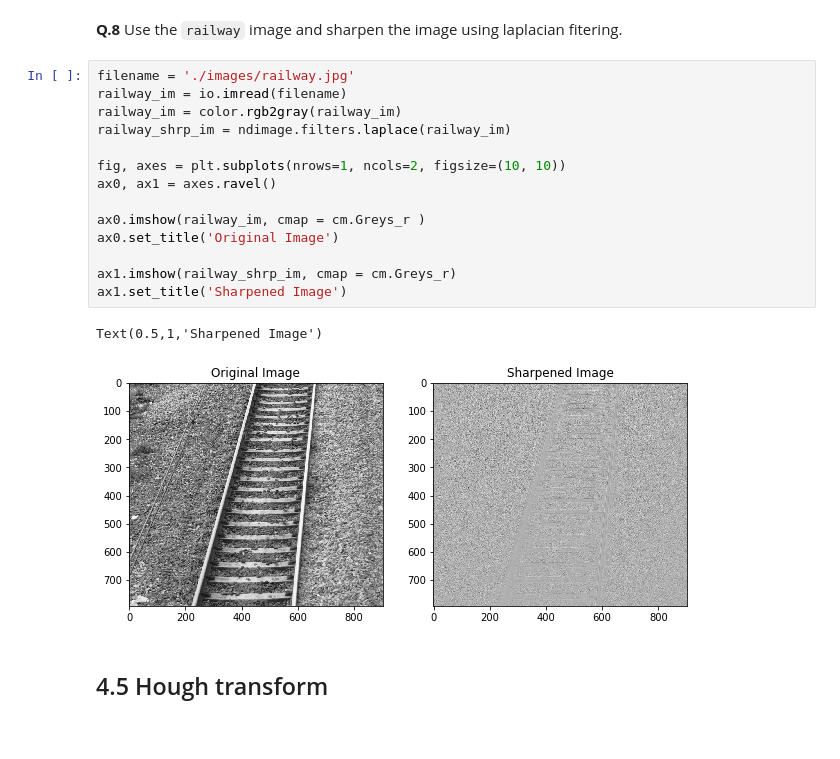
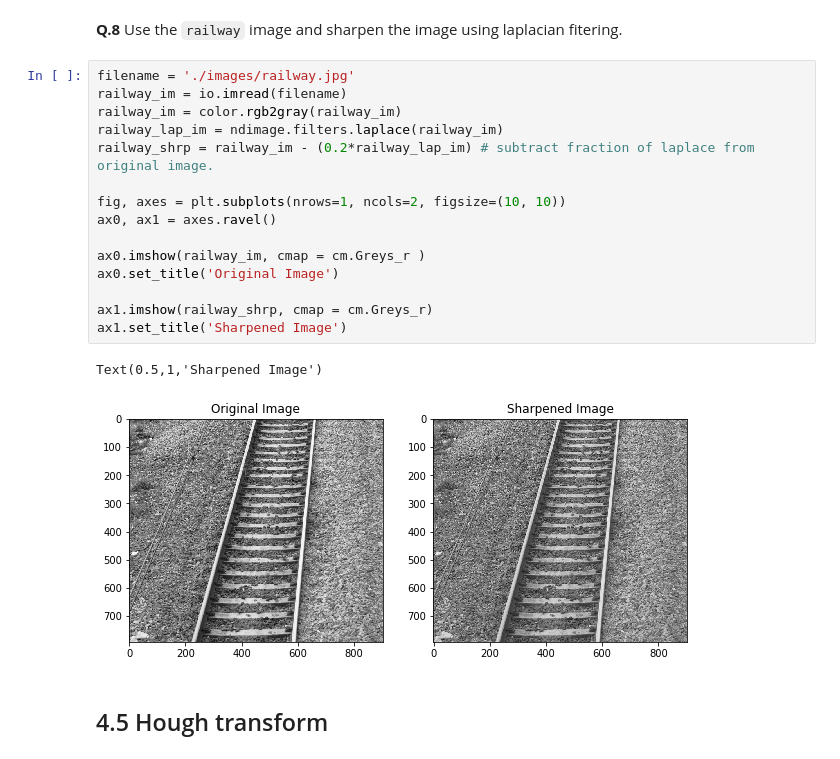
Before and after one commit to amjadkhan9686/B31XB-IIP-TP-1718, a Jupyter notebook: 4-filter-spatial-domain/4-spatial-filter.ipynb, the cells around one changed output. Saved outputs shown, nothing was run; the diff lists cells and outputs as text.

```diff
--- a/4-filter-spatial-domain/4-spatial-filter.ipynb
+++ b/4-filter-spatial-domain/4-spatial-filter.ipynb
@@ -373,20 +373,21 @@ Text(0.5,1,'Speckle Noise filtered by median filter')
 # %%
 filename = './images/railway.jpg'
 railway_im = io.imread(filename)
 railway_im = color.rgb2gray(railway_im)
-railway_shrp_im = ndimage.filters.laplace(railway_im)
+railway_lap_im = ndimage.filters.laplace(railway_im)
+railway_shrp = railway_im - (0.2*railway_lap_im) # subtract fraction of laplace from original image.
 
 fig, axes = plt.subplots(nrows=1, ncols=2, figsize=(10, 10))
 ax0, ax1 = axes.ravel()
 
 ax0.imshow(railway_im, cmap = cm.Greys_r )
 ax0.set_title('Original Image')
 
-ax1.imshow(railway_shrp_im, cmap = cm.Greys_r)
+ax1.imshow(railway_shrp, cmap = cm.Greys_r)
 ax1.set_title('Sharpened Image')
 # %% [output]
 Text(0.5,1,'Sharpened Image')
-[figure, old version]
+[figure, new version]
 # %% [markdown]
 ## 4.5 Hough transform
 # %% [markdown]
```
